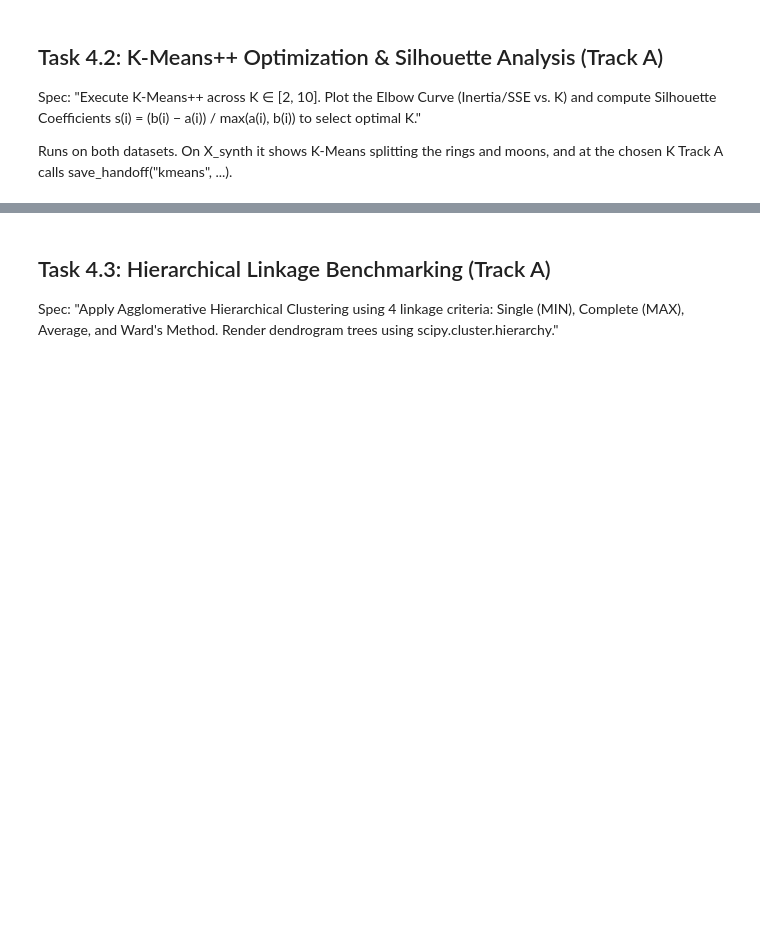
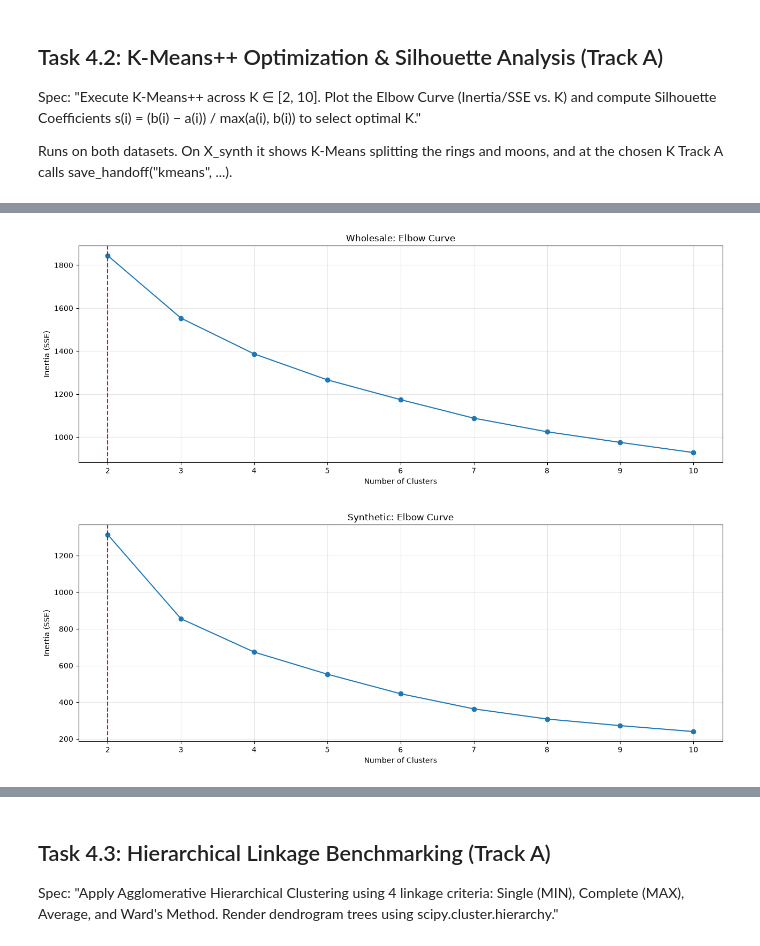
Before and after one commit to Flco007/CSE-4334-Assignment-1-, a Jupyter notebook: assgn4/project4_starter.ipynb, the cells around one changed output, grey strips where cells are left out. Saved outputs shown, nothing was run; the diff lists cells and outputs as text; code cells hidden in the pictures; blank space fills up the shorter version.

```diff
--- a/assgn4/project4_starter.ipynb
+++ b/assgn4/project4_starter.ipynb
@@ -169,0 +229,18 @@ Runs on both datasets. On X_synth it shows K-Means splitting the rings and moons
+# %%
+datasets = {"Wholesale": X_wholesale, "Synthetic": X_synth}
+
+kmeans_results = {}
+
+for name, X in datasets.items():
+
+    results, models, best_k = k_means_model_gen(X, kRange)
+
+    kmeans_results[name] = {
+        "results": results,
+        "models": models,
+        "best_k": best_k
+    }
+
+    print(f"\nDataset: {name}")
+    print(results.round(4))
+    print(f"Optimal K by Silhouette: {best_k}")
@@ -169,0 +272,36 @@ Runs on both datasets. On X_synth it shows K-Means splitting the rings and moons
+# %%
+def plot_kmeans_metrics(results, best_k, name):
+
+    fig, ax = plt.subplots(figsize=(13, 5))
+
+    ax.plot(
+        results["K"],
+        results["Inertia"],
+        marker="o"
+    )
+
+    ax.set_title(f"{name}: Elbow Curve")
+    ax.set_xlabel("Number of Clusters")
+    ax.set_ylabel("Inertia (SSE)")
+    ax.set_xticks(results["K"])
+    ax.grid(alpha=0.3)
+
+
+    ax.axvline(
+        best_k,
+        color="red",
+        linestyle="--",
+        label=f"Best K = {best_k}"
+    )
+
+
+    plt.tight_layout()
+    plt.show()
+
+
+
+plot_kmeans_metrics(kmeans_results["Wholesale"].get("results"), kmeans_results["Wholesale"].get("best_k"), "Wholesale")
+plot_kmeans_metrics(kmeans_results["Synthetic"].get("results"), kmeans_results["Synthetic"].get("best_k"), "Synthetic")
+# %% [output]
+[figure, added]
+[figure, added]
```
Also changed, not shown: parts of 16 cells of this notebook, 4 other files.
